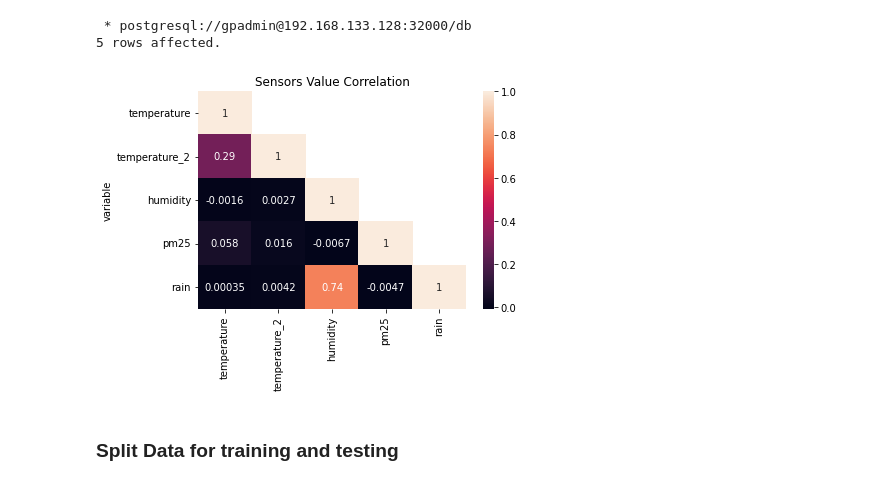
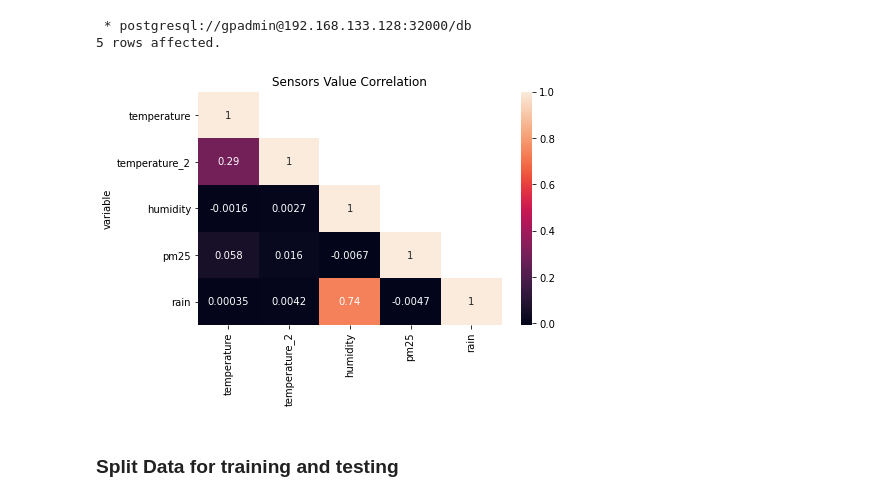
Before and after one commit to guyzsarun/rabbitmq-gpdb-poc, a Jupyter notebook: gpdb/madlib-demo.ipynb, the cells around one changed output. Drawn from its saved outputs; the diff is of its cells as text; code cells hidden in the pictures.

```diff
--- a/gpdb/madlib-demo.ipynb
+++ b/gpdb/madlib-demo.ipynb
@@ -368,11 +399,13 @@ corr = corr.DataFrame()
  * postgresql://gpadmin@192.168.133.128:32000/db
 5 rows affected.
 # %%
+%matplotlib inline
 corr_df=corr.set_index('variable')
 plt.title('Sensors Value Correlation')
+plt.tight_layout()
 sns.heatmap(corr_df,annot=True);
 # %% [output]
-[figure, old version]
+[figure, new version]
 # %% [markdown]
 ### Split Data for training and testing
 # %%
```
Also changed, not shown: parts of 19 cells of this notebook, 8 other files.
